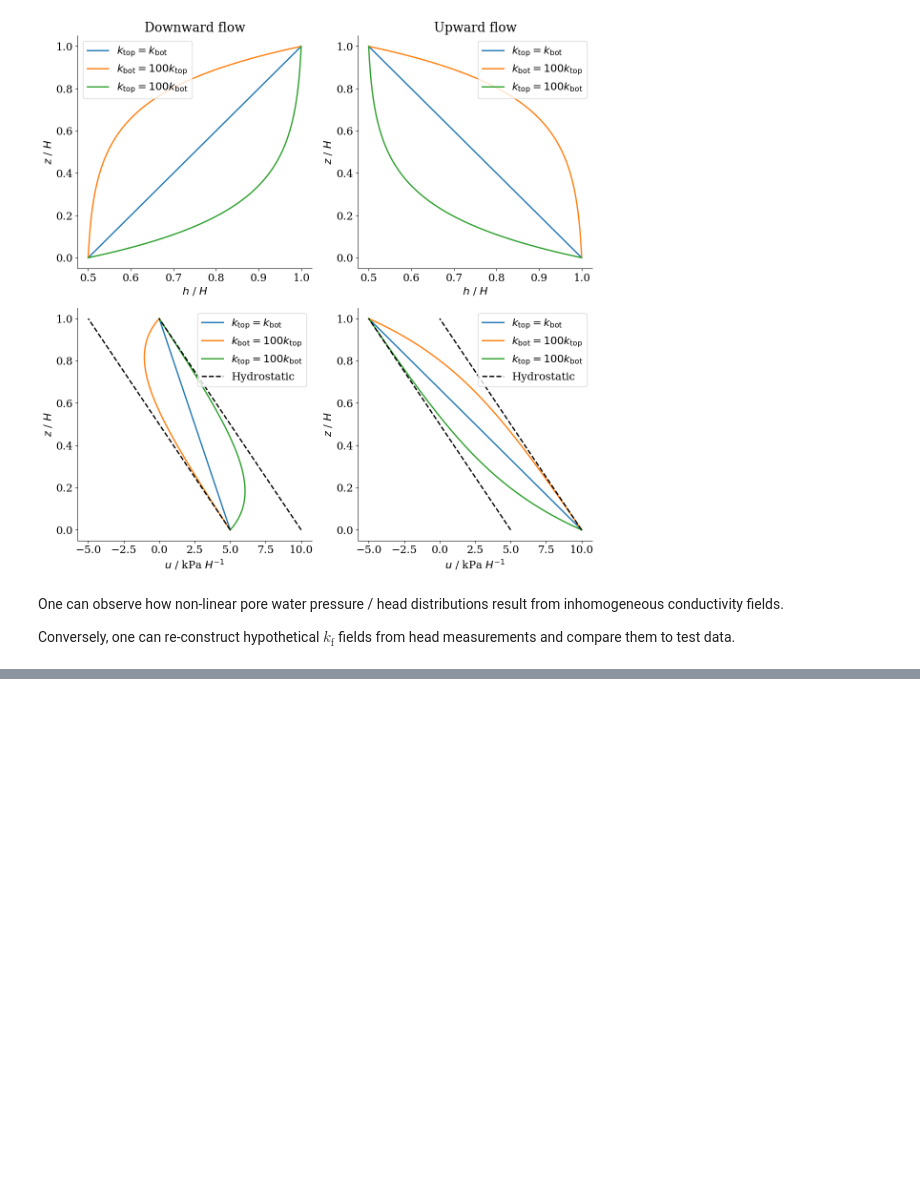
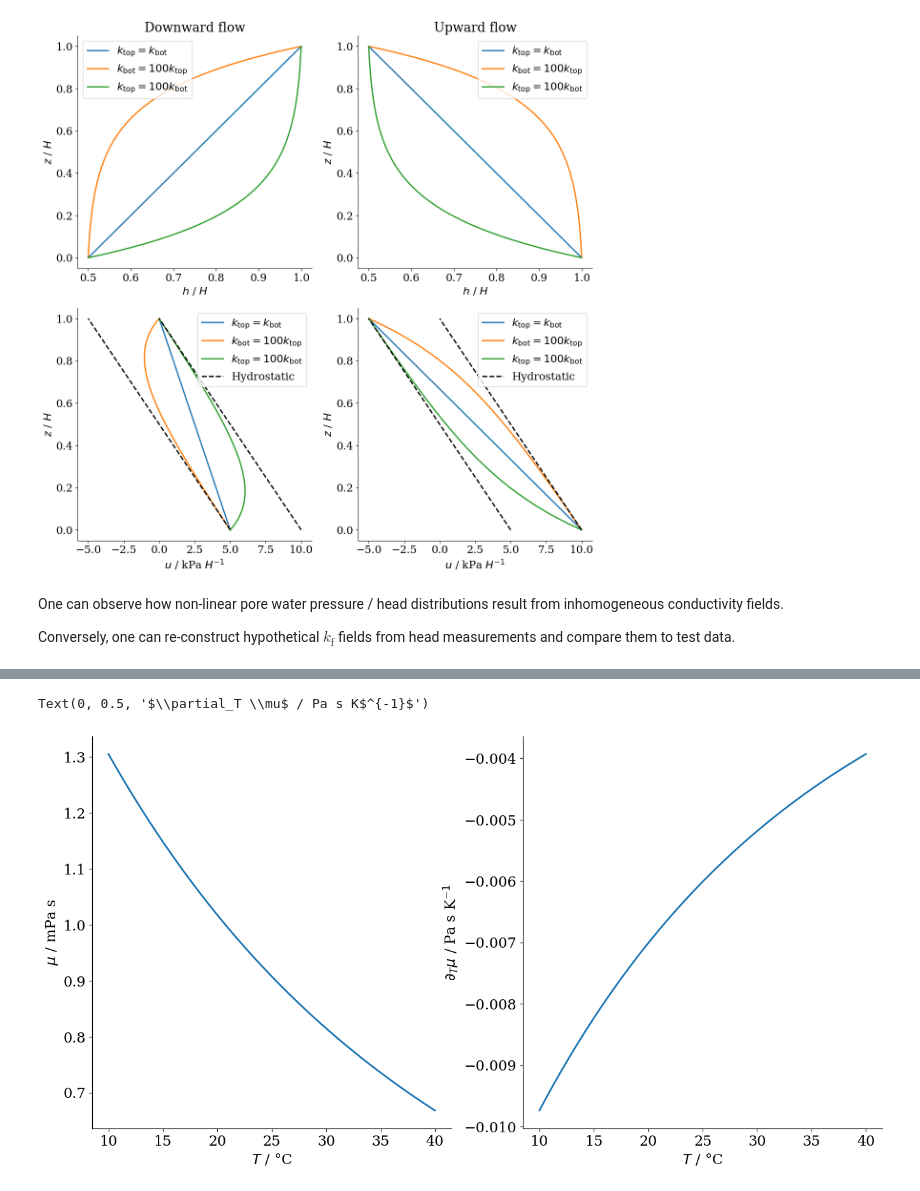
Before and after one commit to nagelt/Teaching_Scripts, a Jupyter notebook: Anomalous_steady_state_pressure.ipynb, the cells around one changed output, grey strips where cells are left out. Drawn from its saved outputs; the diff is of its cells as text; code cells hidden in the pictures; blank space fills up the shorter version.

```diff
--- a/Anomalous_steady_state_pressure.ipynb
+++ b/Anomalous_steady_state_pressure.ipynb
@@ -170,0 +237,16 @@ Conversely, one can re-construct hypothetical $k_\text{f}$ fields from head meas
+# %%
+mu = lambda T: 1.856e-14 * np.exp(4209/T + 0.04527 * T - 3.376e-5 *T*T)
+df_dT = lambda f, T: (f(T*(1+1e-8)) - f(T*(1-1e-8)))/2e-8
+# %%
+temps = np.linspace(10,40)
+fig, ax = plt.subplots(ncols=2,figsize=(16,8))
+ax[0].plot(temps, mu(temps+273.15)*1e3)
+ax[0].set_xlabel('$T$ / °C')
+ax[0].set_ylabel(r'$\mu$ / mPa s')
+
+ax[1].plot(temps, df_dT(mu,temps+273.15))
+ax[1].set_xlabel('$T$ / °C')
+ax[1].set_ylabel(r'$\partial_T \mu$ / Pa s K$^{-1}$')
+# %% [output]
+Text(0, 0.5, '$\\partial_T \\mu$ / Pa s K$^{-1}$')
+[figure, added]
```
Also changed, not shown: parts of 9 cells of this notebook, 7 other files.
